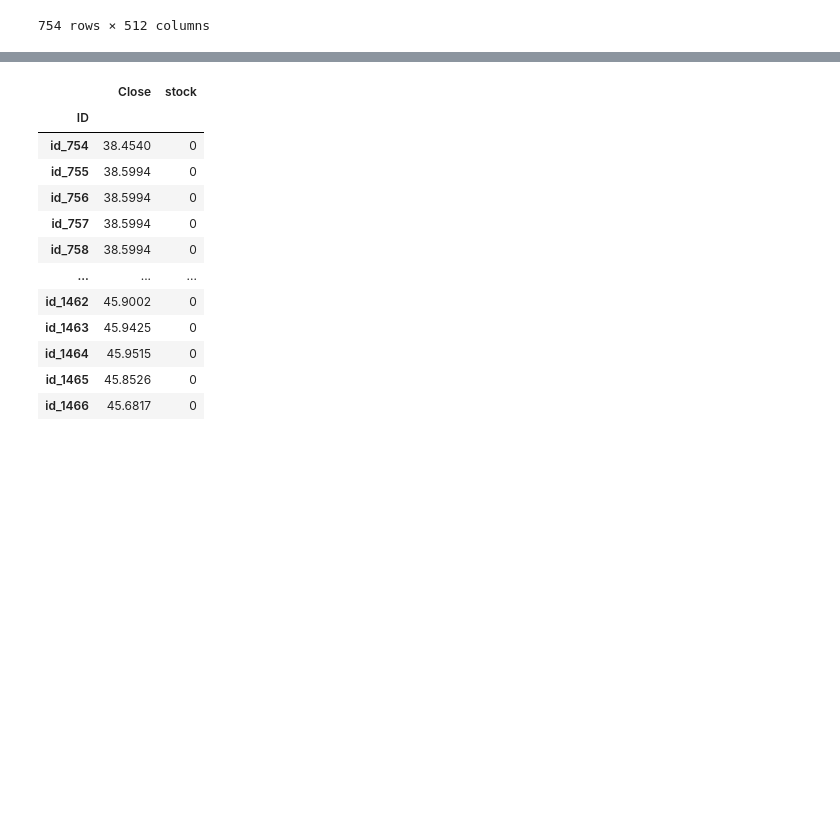
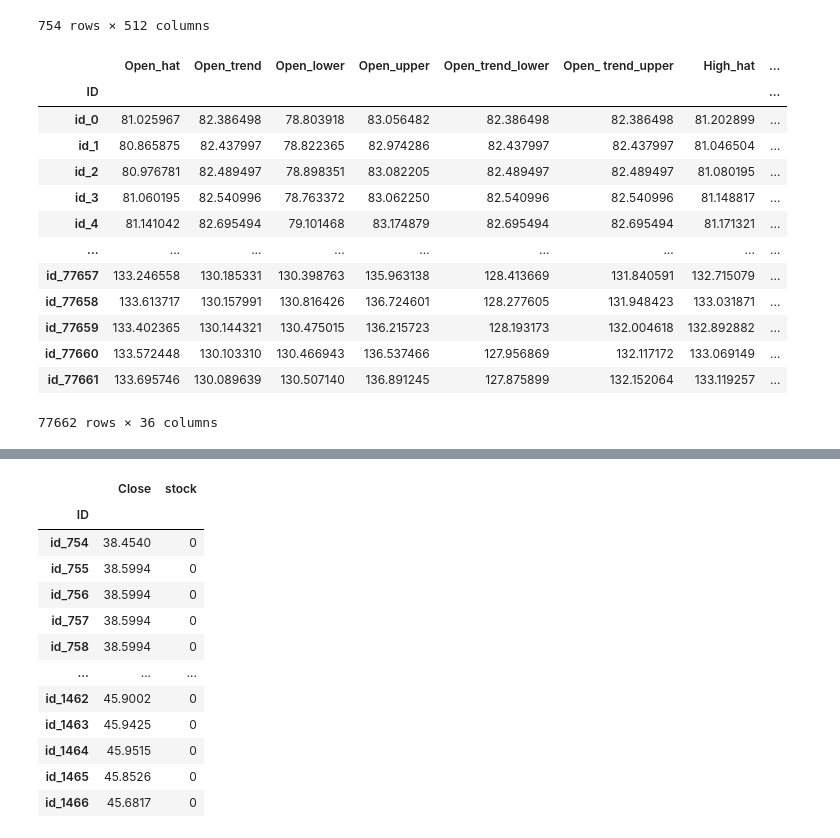
Before and after one commit to thunderock/AnalyticsVidhya_JANATAHACK, a Jupyter notebook: stocks/final-submission.ipynb, the cells around one changed output, grey strips where cells are left out. Drawn from its saved outputs; the diff is of its cells as text; code cells hidden in the pictures; blank space fills up the shorter version.

```diff
--- a/stocks/final-submission.ipynb
+++ b/stocks/final-submission.ipynb
@@ -14,7 +19,7 @@ warnings.filterwarnings('ignore')
 %matplotlib inline
 # %%
 train_file = '../input/df-exploded/result_{}.csv'
-# super_train = '../input/df-exploded/super_train.csv'
+super_train = '../input/df-exploded/super_train.csv'
 # %%
 stock = 1
 df = pd.read_csv(train_file.format(stock), index_col='ID', parse_dates=['Date'])
@@ -35,9 +41,24 @@ df
 | id_1507 | 1 | 0 | NaN | NaN | NaN | NaN | 0 | 2019-12-31 | ... |
 754 rows × 512 columns
 # %%
-# tdf = pd.read_csv(super_train, index_col='ID')
+tdf = pd.read_csv(super_train, index_col='ID')
 
-# tdf
+tdf
+# %% [output]
+|  | Open_hat | Open_trend | Open_lower | Open_upper | Open_trend_lower | Open_ trend_upper | High_hat | ... |
+| ID |  |  |  |  |  |  |  | ... |
+| id_0 | 81.025967 | 82.386498 | 78.803918 | 83.056482 | 82.386498 | 82.386498 | 81.202899 | ... |
+| id_1 | 80.865875 | 82.437997 | 78.822365 | 82.974286 | 82.437997 | 82.437997 | 81.046504 | ... |
+| id_2 | 80.976781 | 82.489497 | 78.898351 | 83.082205 | 82.489497 | 82.489497 | 81.080195 | ... |
+| id_3 | 81.060195 | 82.540996 | 78.763372 | 83.062250 | 82.540996 | 82.540996 | 81.148817 | ... |
+| id_4 | 81.141042 | 82.695494 | 79.101468 | 83.174879 | 82.695494 | 82.695494 | 81.171321 | ... |
+| ... | ... | ... | ... | ... | ... | ... | ... | ... |
+| id_77657 | 133.246558 | 130.185331 | 130.398763 | 135.963138 | 128.413669 | 131.840591 | 132.715079 | ... |
+| id_77658 | 133.613717 | 130.157991 | 130.816426 | 136.724601 | 128.277605 | 131.948423 | 133.031871 | ... |
+| id_77659 | 133.402365 | 130.144321 | 130.475015 | 136.215723 | 128.193173 | 132.004618 | 132.892882 | ... |
+| id_77660 | 133.572448 | 130.103310 | 130.466943 | 136.537466 | 127.956869 | 132.117172 | 133.069149 | ... |
+| id_77661 | 133.695746 | 130.089639 | 130.507140 | 136.891245 | 127.875899 | 132.152064 | 133.119257 | ... |
+77662 rows × 36 columns
 # %%
 # print([i for i in df.columns if 'Open' == i])
 # print([i for i in df.columns if 'High' == i])
```
Also changed, not shown: parts of 34 cells of this notebook, 1 other file.
